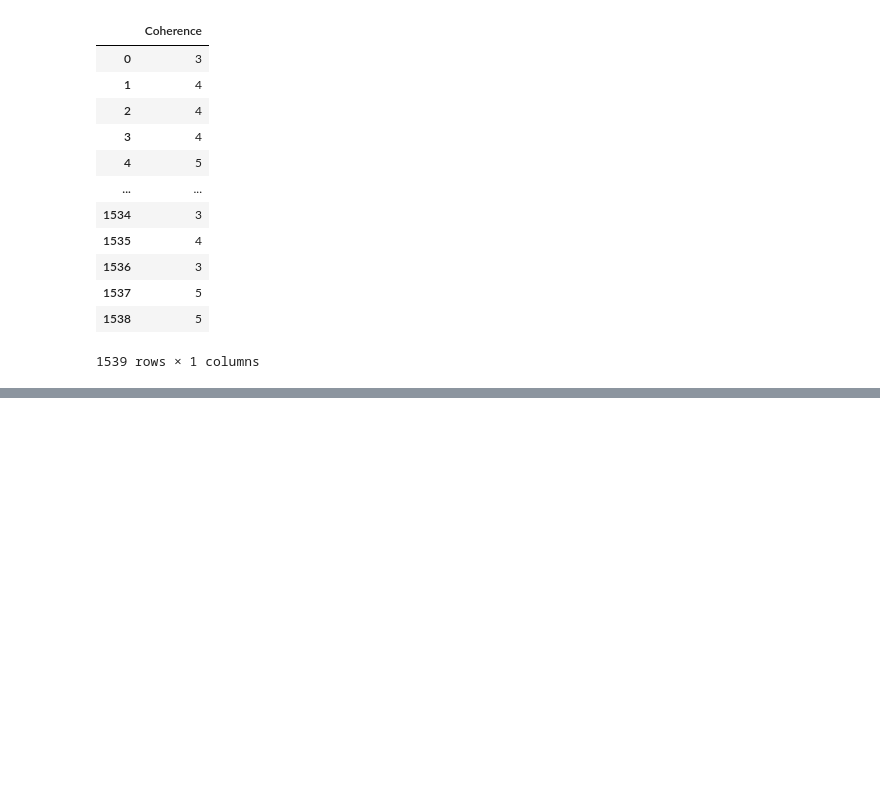
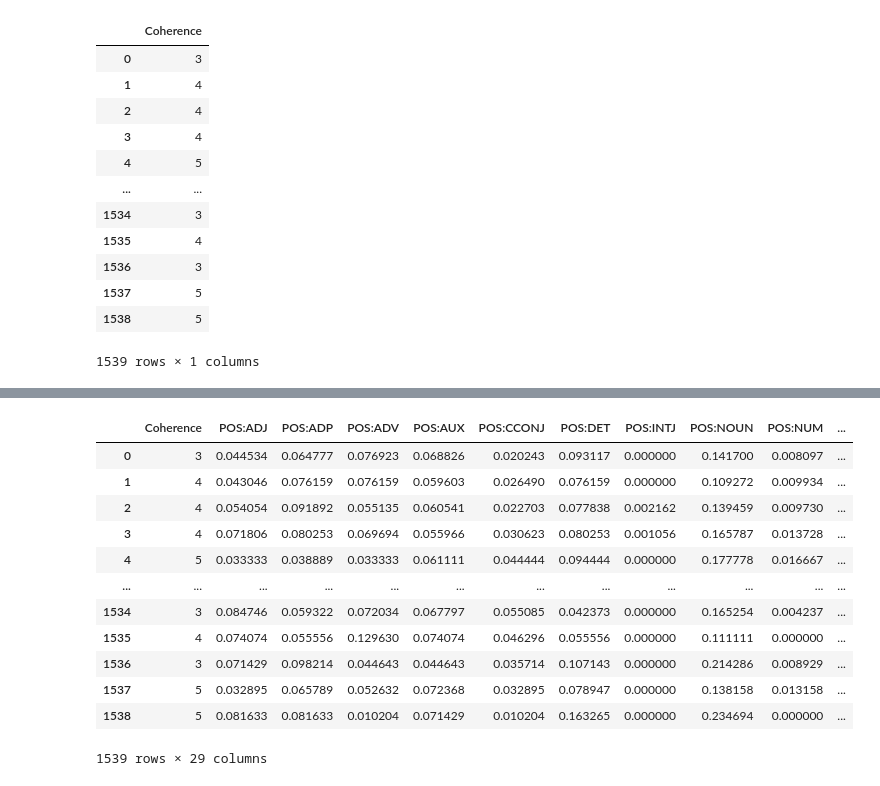
Before and after one commit to emilia-cichocki/Final_Project_LING_430, a Jupyter notebook: spacy_features.ipynb, the cells around one changed output, grey strips where cells are left out. Drawn from its saved outputs; the diff is of its cells as text; code cells hidden in the pictures; blank space fills up the shorter version.

```diff
--- a/spacy_features.ipynb
+++ b/spacy_features.ipynb
@@ -85,0 +153,51 @@ X
+# %%
+# TODO: adapt this so it works better (put it in the preprocessing script, then make it so that it is called/read here)
+
+coherence_processed_transcripts = spacy_transcripts.copy()
+for i in spacy_transcripts.index:
+    story_string = spacy_transcripts['Text'].iloc[i]
+    story_string_replaced = re.sub(r'[^A-Za-z0-9\s]', '', story_string)
+    story_string_replaced = re.sub(r' +|\n', ' ', story_string_replaced)
+    coherence_processed_transcripts.loc[i,'Text'] = story_string_replaced
+# %%
+# Number of words and type-token ratio
+
+def string_ttr(string: str) -> float:
+    # TODO: type hints?
+    string_lower = string.lower()
+    string_split = string_lower.split(' ')
+    string_set = set(string_split)
+    n_tokens = len(string_split)
+    types = len(string_set)
+    try:
+        ttr = types / n_tokens
+    except ZeroDivisionError:
+        print(f"Input string has no tokens (empty string)")
+
+    if ttr > 1:
+        raise ValueError('Type-token ratio cannot exceed 1')
+
+    return ttr, n_tokens
+
+# TODO: make this formatting better
+
+for i in coherence_processed_transcripts.index:
+
+    string = coherence_processed_transcripts['Text'].iloc[i]
+    coherence_processed_transcripts.loc[i, 'type_token_ratio'], coherence_processed_transcripts.loc[i, 'n_words'] = string_ttr(string)
+
+display(spacy_linguistic_features)
+# %% [output]
+|  | Coherence | POS:ADJ | POS:ADP | POS:ADV | POS:AUX | POS:CCONJ | POS:DET | POS:INTJ | POS:NOUN | POS:NUM | ... |
+| 0 | 3 | 0.044534 | 0.064777 | 0.076923 | 0.068826 | 0.020243 | 0.093117 | 0.000000 | 0.141700 | 0.008097 | ... |
+| 1 | 4 | 0.043046 | 0.076159 | 0.076159 | 0.059603 | 0.026490 | 0.076159 | 0.000000 | 0.109272 | 0.009934 | ... |
+| 2 | 4 | 0.054054 | 0.091892 | 0.055135 | 0.060541 | 0.022703 | 0.077838 | 0.002162 | 0.139459 | 0.009730 | ... |
+| 3 | 4 | 0.071806 | 0.080253 | 0.069694 | 0.055966 | 0.030623 | 0.080253 | 0.001056 | 0.165787 | 0.013728 | ... |
+| 4 | 5 | 0.033333 | 0.038889 | 0.033333 | 0.061111 | 0.044444 | 0.094444 | 0.000000 | 0.177778 | 0.016667 | ... |
+| ... | ... | ... | ... | ... | ... | ... | ... | ... | ... | ... | ... |
+| 1534 | 3 | 0.084746 | 0.059322 | 0.072034 | 0.067797 | 0.055085 | 0.042373 | 0.000000 | 0.165254 | 0.004237 | ... |
+| 1535 | 4 | 0.074074 | 0.055556 | 0.129630 | 0.074074 | 0.046296 | 0.055556 | 0.000000 | 0.111111 | 0.000000 | ... |
+| 1536 | 3 | 0.071429 | 0.098214 | 0.044643 | 0.044643 | 0.035714 | 0.107143 | 0.000000 | 0.214286 | 0.008929 | ... |
+| 1537 | 5 | 0.032895 | 0.065789 | 0.052632 | 0.072368 | 0.032895 | 0.078947 | 0.000000 | 0.138158 | 0.013158 | ... |
+| 1538 | 5 | 0.081633 | 0.081633 | 0.010204 | 0.071429 | 0.010204 | 0.163265 | 0.000000 | 0.234694 | 0.000000 | ... |
+1539 rows × 29 columns
```
Also changed, not shown: parts of 21 cells of this notebook, 23 other files.
